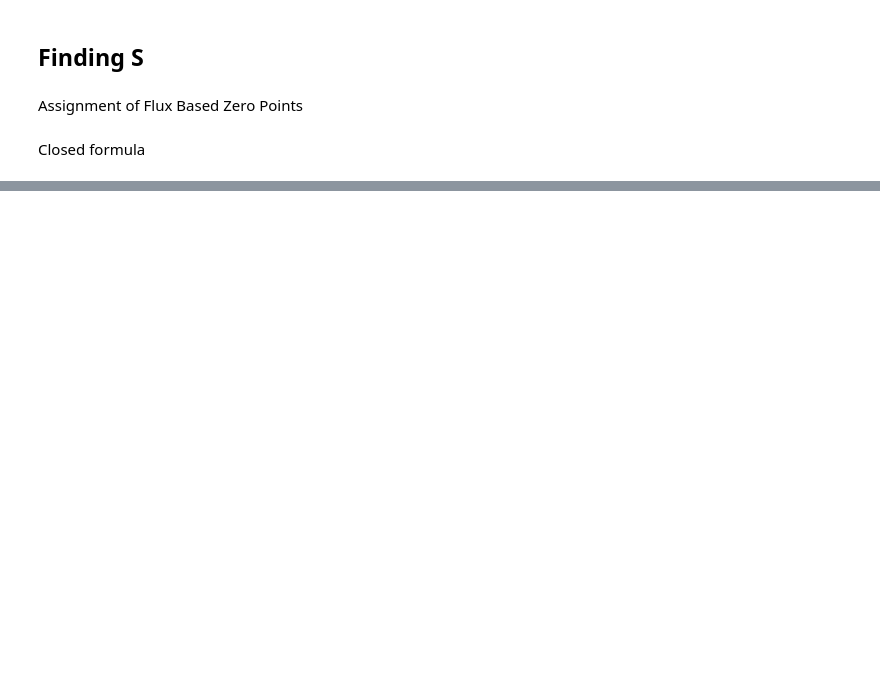
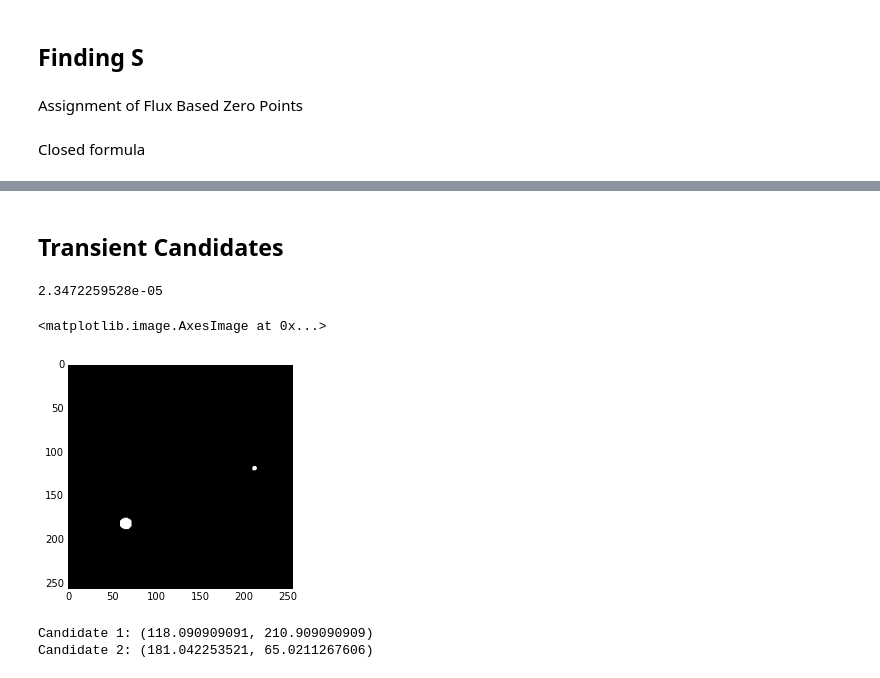
Before and after one commit to sercharpak/MonitoriaInvestigacion201610, a Jupyter notebook: CompleteS.ipynb, the cells around one changed output, grey strips where cells are left out. Drawn from its saved outputs; the diff is of its cells as text; code cells hidden in the pictures; blank space fills up the shorter version.

```diff
--- a/CompleteS.ipynb
+++ b/CompleteS.ipynb
@@ -197,0 +220,30 @@ plt.show()
+# %% [markdown]
+<h2>Transient Candidates</h2>
+# %%
+# As an alternative to finding local extrema, candidates are found by searching sources with significance greater
+# than a threshold. We are using 5 times the std of the image as the threshold.
+# This is done because the method previously implemented to find local maxima is too sensitive to noise.
+
+# The original S image should be used, not the rescaled one.
+real_S = real(S)
+sigma_S = std(real_S)
+print(sigma_S)
+candidates = zeros(shape(real_S))
+for i in range(len(S)):
+    for j in range(len(S)):
+        if abs(real_S[i][j]) >= 5*sigma_S:
+            candidates[i][j] = 255
+plt.imshow(candidates, cmap="Greys_r")
+# %% [output]
+2.3472259528e-05
+<matplotlib.image.AxesImage at 0x...>
+[figure, added]
+# %%
+candidates = measure.label(candidates)
+for i in range(np.max(candidates)):
+    x = str(average(np.where(candidates == (i + 1))[0]))
+    y = str(average(np.where(candidates == (i + 1))[1]))
+    print("Candidate " + str(i + 1) + ": (" + x + ", " + y + ")")
+# %% [output]
+Candidate 1: (118.090909091, 210.909090909)
+Candidate 2: (181.042253521, 65.0211267606)
```
Also changed, not shown: parts of 20 cells of this notebook, 17 other files.
